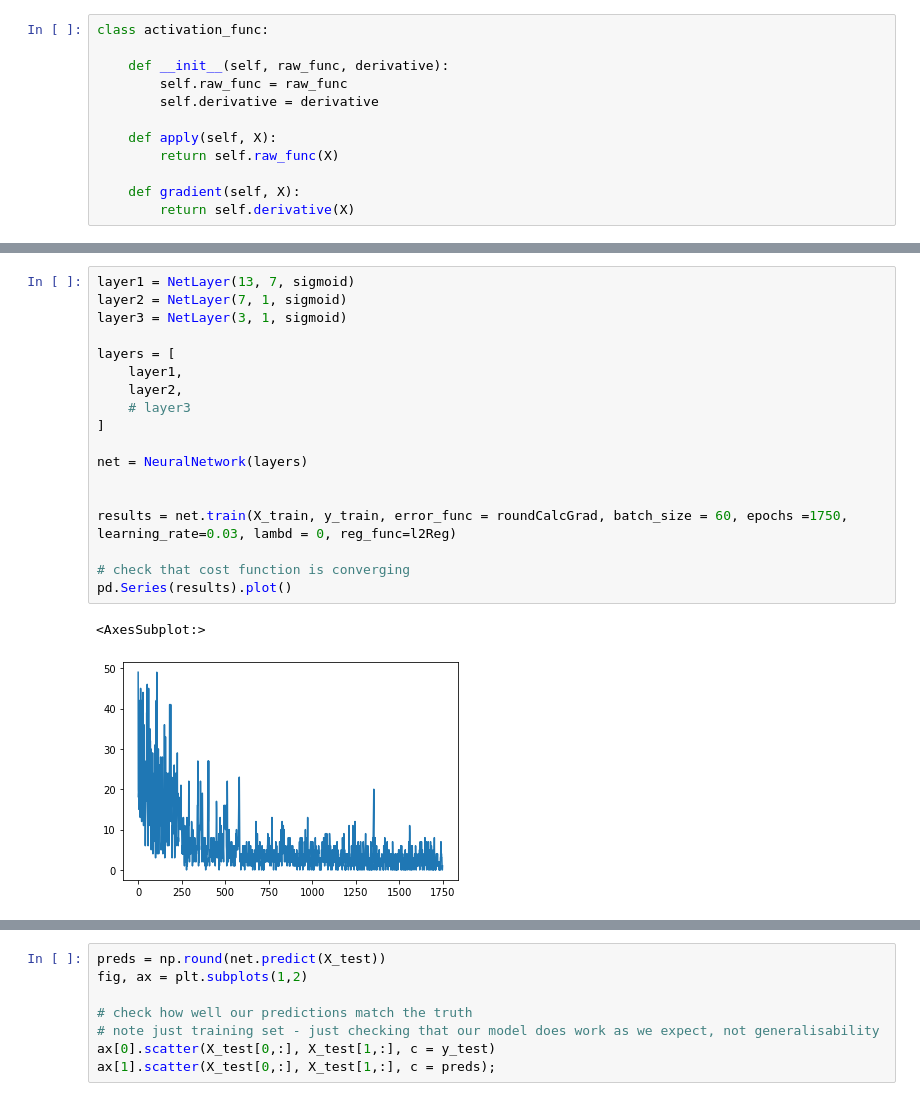
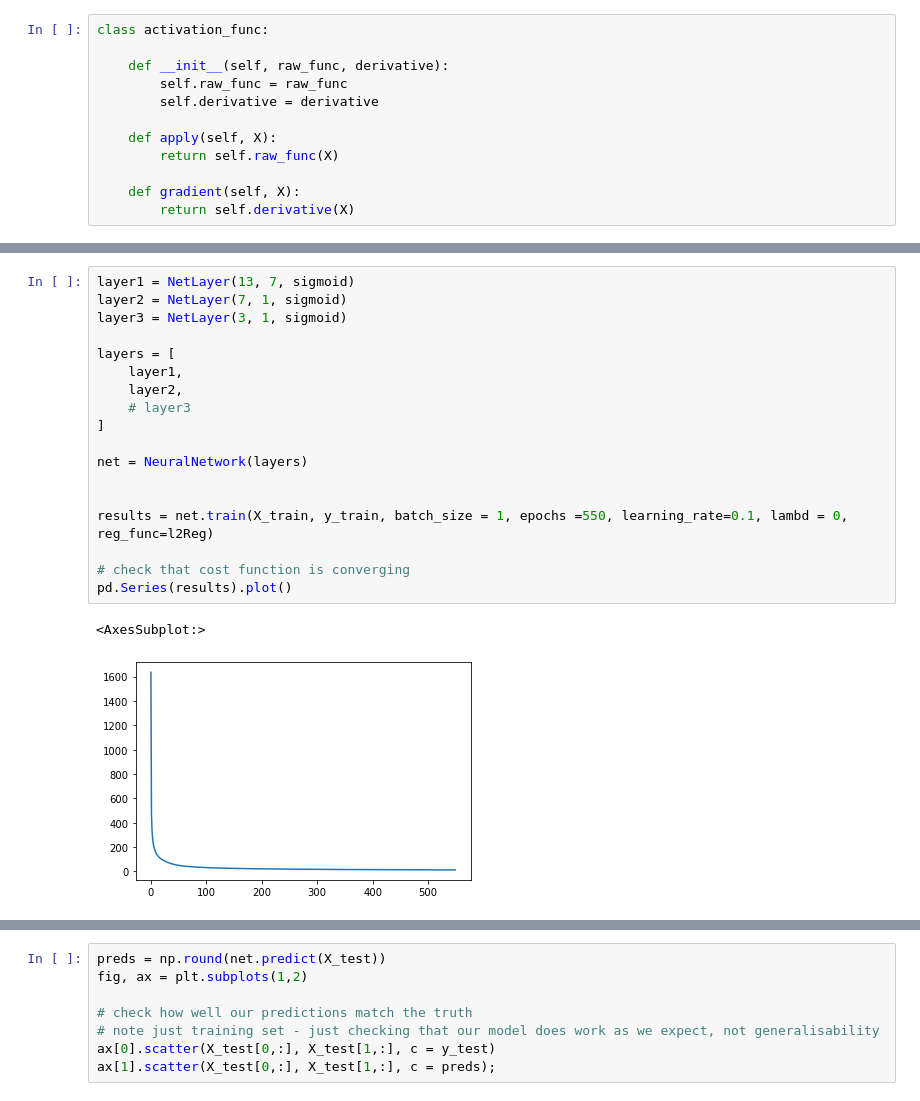
Before and after one commit to gdubbs100/dl_course, a Jupyter notebook: neural_network_from_scratch.ipynb, the cells around one changed output, grey strips where cells are left out. Drawn from its saved outputs; the diff is of its cells as text.

Commit message:
started doing mini-batch gds

```diff
--- a/neural_network_from_scratch.ipynb
+++ b/neural_network_from_scratch.ipynb
@@ -147,24 +155,24 @@ class NeuralNetwork:
 # %%
 layer1 = NetLayer(13, 7, sigmoid)
 layer2 = NetLayer(7, 1, sigmoid)
 layer3 = NetLayer(3, 1, sigmoid)
 
 layers = [
     layer1,
     layer2,
     # layer3
 ]
 
 net = NeuralNetwork(layers)
 
 
-results = net.train(X_train, y_train, error_func = roundCalcGrad, batch_size = 60, epochs =1750, learning_rate=0.03, lambd = 0, reg_func=l2Reg)
+results = net.train(X_train, y_train, batch_size = 1, epochs =550, learning_rate=0.1, lambd = 0, reg_func=l2Reg)
 
 # check that cost function is converging
 pd.Series(results).plot()
 # %% [output]
 <AxesSubplot:>
-[figure, old version]
+[figure, new version]
 # %%
 preds = np.round(net.predict(X_train))
 fig, ax = plt.subplots(1,2)
```
Also changed, not shown: parts of 7 cells of this notebook.
